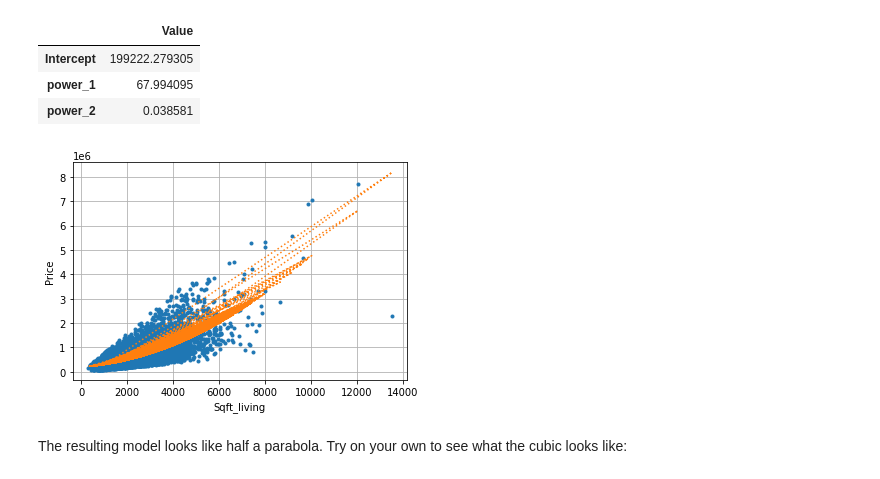
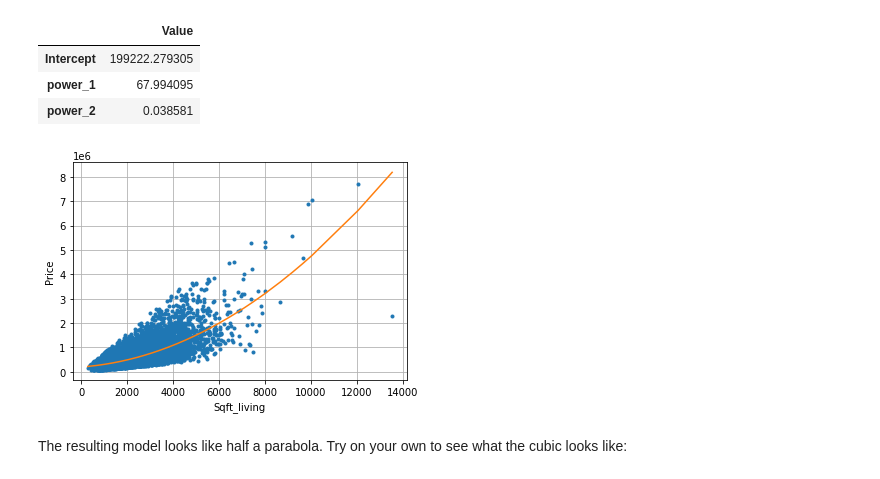
Before and after one commit to GreatBahram/washington-machine-learning-specialization, a Jupyter notebook: 02-Regression/week03/REG03-NB01.ipynb, the cells around one changed output. Cells and saved outputs as stored; diff of their text form; code cells hidden in the pictures.

```diff
--- a/02-Regression/week03/REG03-NB01.ipynb
+++ b/02-Regression/week03/REG03-NB01.ipynb
@@ -196,23 +179,23 @@ pd.DataFrame(
 # %%
 plt.plot(
     poly2_data["power_1"],
     poly2_data["price"],
     "."
 )
 
 predicted_values = model2.predict(poly2_data[feature_cols])
 
 plt.plot(
     poly2_data["power_1"],
     predicted_values,
-    ":",
+    linestyle="-",
 )
 plt.xlabel("Sqft_living")
 plt.ylabel("Price")
 plt.grid()
 plt.show()
 # %% [output]
-[figure, old version]
+[figure, new version]
 # %% [markdown]
 The resulting model looks like half a parabola. Try on your own to see what the cubic looks like:
 # %%
```
Also changed, not shown: parts of 26 cells of this notebook.
